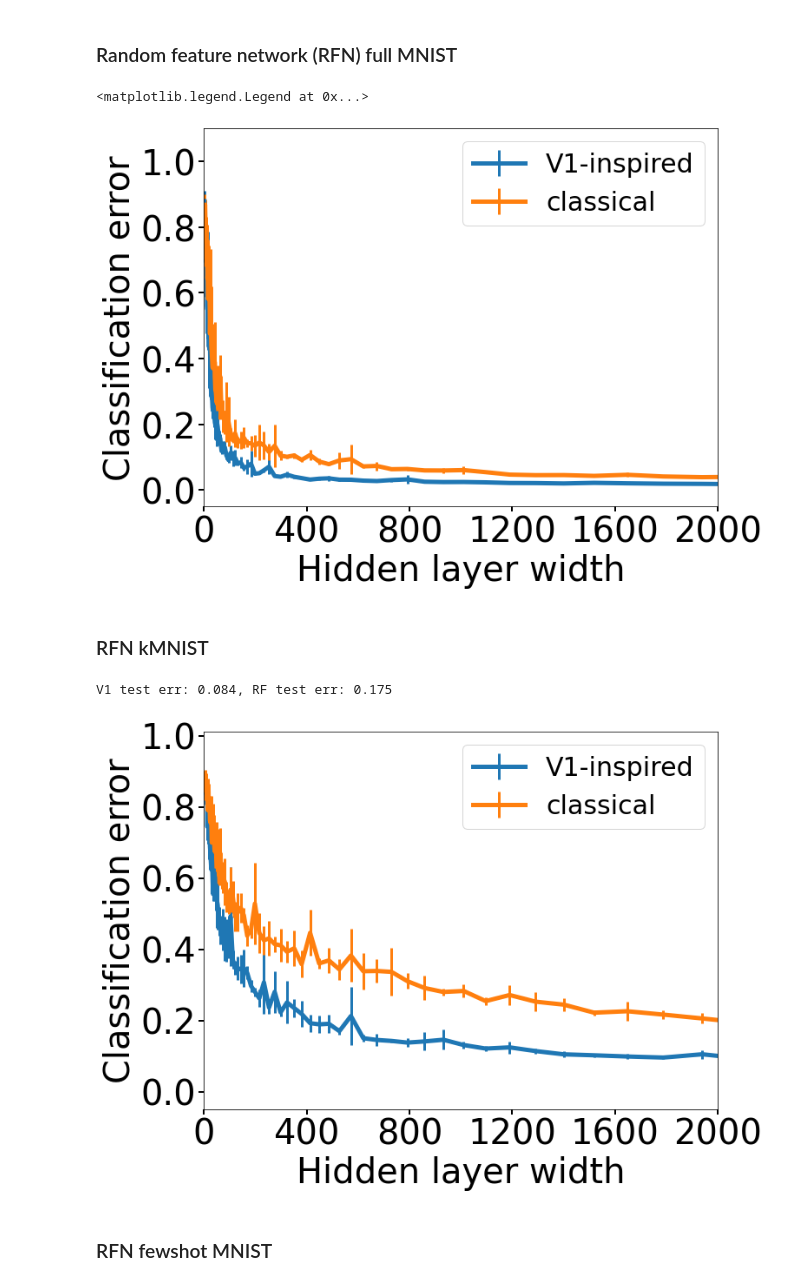
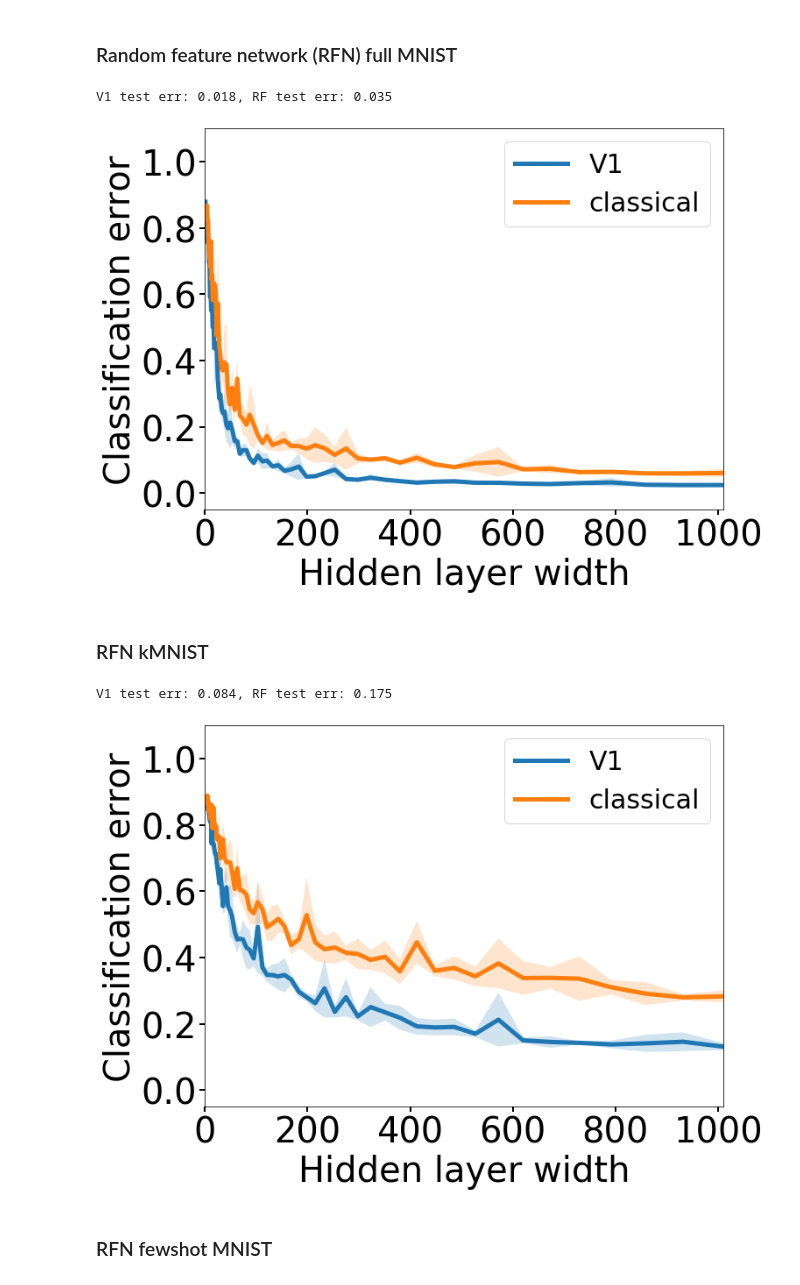
Before and after one commit to BruntonUWBio/structured-random-features, a Jupyter notebook: new_version/plot_deepmath_poster.ipynb, the cells around one changed output. Cells and saved outputs as stored; diff of their text form; code cells hidden in the pictures.

Commit message:
updated plotting scripts

```diff
--- a/new_version/plot_deepmath_poster.ipynb
+++ b/new_version/plot_deepmath_poster.ipynb
@@ -10,56 +10,64 @@ import pickle
 # %%
 n_features = sorted(set(np.logspace(0, 3.5, 100).astype('int')))
 t, l = 5, 2
+models = ['V1', 'classical']
 with open('results/mnist_clf/mnist_clf_t=%0.2f_l=%0.2f_svc.pickle' % (t, l), 'rb') as handle:
     results = pickle.load(handle)
 
 fig = plt.figure(figsize=(10.6, 8))
 ax = fig.add_subplot(111)
-ax.errorbar(n_features, results['V1']['avg_test_err'], yerr=results['V1']['std_test_err'], fmt='-',
-            label='V1-inspired',  markersize=4, lw=5, elinewidth=3)
-ax.errorbar(n_features, results['classical']['avg_test_err'], yerr=results['classical']['std_test_err'],
-            fmt='-', label='classical', markersize=4, lw=5, elinewidth=3)
+for m in models:
+    avg_err = results[m]['avg_test_err']
+    std_err = results[m]['std_test_err']
+    plt.plot(n_features, avg_err, markersize=4, lw=5, label=m)
+    plt.fill_between(n_features, avg_err - std_err, avg_err + std_err, alpha=0.2)
 plt.xlabel('Hidden layer width', fontsize=40)
 plt.ylabel('Classification error', fontsize=40)
-plt.xlim([0, 2000])
 plt.yticks(np.arange(0, 1.01, 0.2))
+plt.xticks(np.arange(0, 2200, 200))
 plt.ylim([-0.05, 1.1])
-plt.xticks(np.arange(0, 2200, 400))
+plt.xlim([0, 1010])
 ax.tick_params(axis = 'both', which = 'major', labelsize = 40, width=2, length=6)
+plt.legend(loc = 'upper right', fontsize=30)
+plt.savefig('results/deepmath_poster/mnist_clf_t=%0.2f_l=%0.2f.png' % (t, l))
 
-plt.legend(loc = 'upper right', fontsize=30)
-plt.savefig('results/mnist_clf/mnist_clf_t=%0.2f_l=%0.2f.png' % (t, l))
+print('V1 test err: %0.3f, RF test err: %0.3f' % (results['V1']['avg_test_err'][-1],
+                                                  results['classical']['avg_test_err'][-1]))
 # %% [output]
-<matplotlib.legend.Legend at 0x...>
+V1 test err: 0.018, RF test err: 0.035
-[figure, old version]
+[figure, new version]
 # %% [markdown]
 ### RFN kMNIST
 # %%
 n_features = sorted(set(np.logspace(0, 3.5, 100).astype('int')))
 t, l = 5, 2
+models = ['V1', 'classical']
 with open('results/kmnist_clf/kmnist_clf_t=%0.2f_l=%0.3f.pickle' % (t, l), 'rb') as handle:
     results = pickle.load(handle)
 
 fig = plt.figure(figsize=(10.6, 8))
 ax = fig.add_subplot(111)
-ax.errorbar(n_features, results['V1']['avg_test_err'], yerr=results['V1']['std_test_err'], fmt='-',
-            label='V1-inspired',  markersize=4, lw=5, elinewidth=3)
-ax.errorbar(n_features, results['classical']['avg_test_err'], yerr=results['classical']['std_test_err'],
-            fmt='-', label='classical', markersize=4, lw=5, elinewidth=3)
+for m in models:
+    avg_err = results[m]['avg_test_err']
+    std_err = results[m]['std_test_err']
+    plt.plot(n_features, avg_err, markersize=4, lw=5, label=m)
+    plt.fill_between(n_features, avg_err - std_err, avg_err + std_err, alpha=0.2)
 plt.xlabel('Hidden layer width', fontsize=40)
 plt.ylabel('Classification error', fontsize=40)
-plt.xlim([0, 2000])
-plt.yticks(np.arange(0, 1.1, 0.2))
-plt.ylim([-0.05, 1.01])
-plt.xticks(np.arange(0, 2200, 400))
+plt.yticks(np.arange(0, 1.01, 0.2))
+plt.xticks(np.arange(0, 2200, 200))
+plt.ylim([-0.05, 1.1])
+plt.xlim([0, 1010])
 ax.tick_params(axis = 'both', which = 'major', labelsize = 40, width=2, length=6)
 
 plt.legend(loc = 'upper right', fontsize=30)
-# plt.savefig('results/mnist_clf/mnist_clf_t=%0.2f_l=%0.2f.png' % (t, l))
-print('V1 test err: %0.3f, RF test err: %0.3f' % (results['V1']['avg_test_err'][-1], results['classical']['avg_test_err'][-1]))
+plt.savefig('results/deepmath_poster/kmnist_clf_t=%0.2f_l=%0.2f.png' % (t, l))
+
+print('V1 test err: %0.3f, RF test err: %0.3f' % (results['V1']['avg_test_err'][-1],
+                                                  results['classical']['avg_test_err'][-1]))
 # %% [output]
 V1 test err: 0.084, RF test err: 0.175
-[figure, old version]
+[figure, new version]
 # %% [markdown]
 ### RFN fewshot MNIST
 # %%
```
Also changed, not shown: parts of 10 cells of this notebook, 3 other files.
